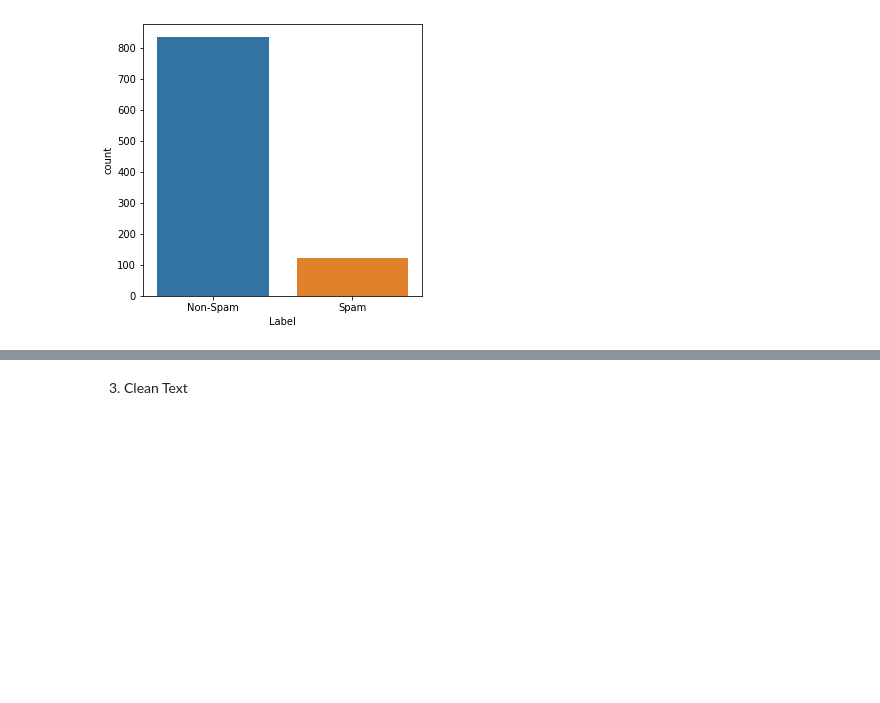
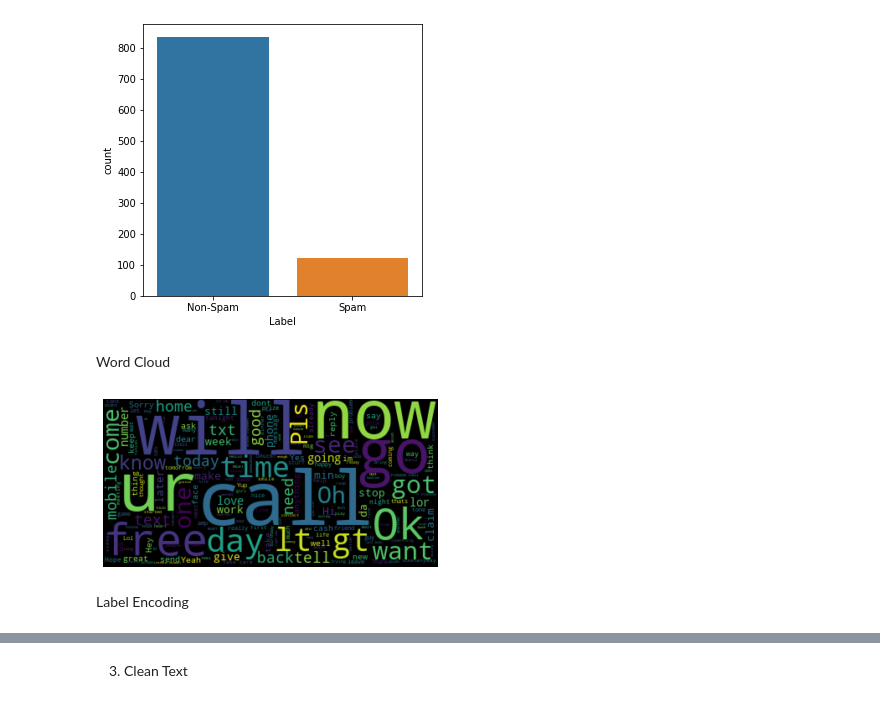
Before and after one commit to EricCallaway/COSC_6315_A04_RNN-LSTM, a Jupyter notebook: ML_Assignment_04_RNN_LSTM.ipynb, the cells around one changed output, grey strips where cells are left out. Drawn from its saved outputs; the diff is of its cells as text; code cells hidden in the pictures; blank space fills up the shorter version.

```diff
--- a/ML_Assignment_04_RNN_LSTM.ipynb
+++ b/ML_Assignment_04_RNN_LSTM.ipynb
@@ -75,3 +97,19 @@ sns.countplot(x='Label', data=df)
 # %% [output]
 <matplotlib.axes._subplots.AxesSubplot at 0x...>
 [figure]
+# %% [markdown]
+Word Cloud
+# %%
+common_words=''
+for i in df.Message_body:
+  i = str(i)
+  tokens = i.split()
+  common_words += ' '.join(tokens)+' '
+wordcloud = wordcloud.WordCloud().generate(common_words)
+plt.imshow(wordcloud, interpolation='bilinear')
+plt.axis('off')
+plt.show()
+# %% [output]
+[figure, added]
+# %% [markdown]
+Label Encoding
```
Also changed, not shown: parts of 43 cells of this notebook.
